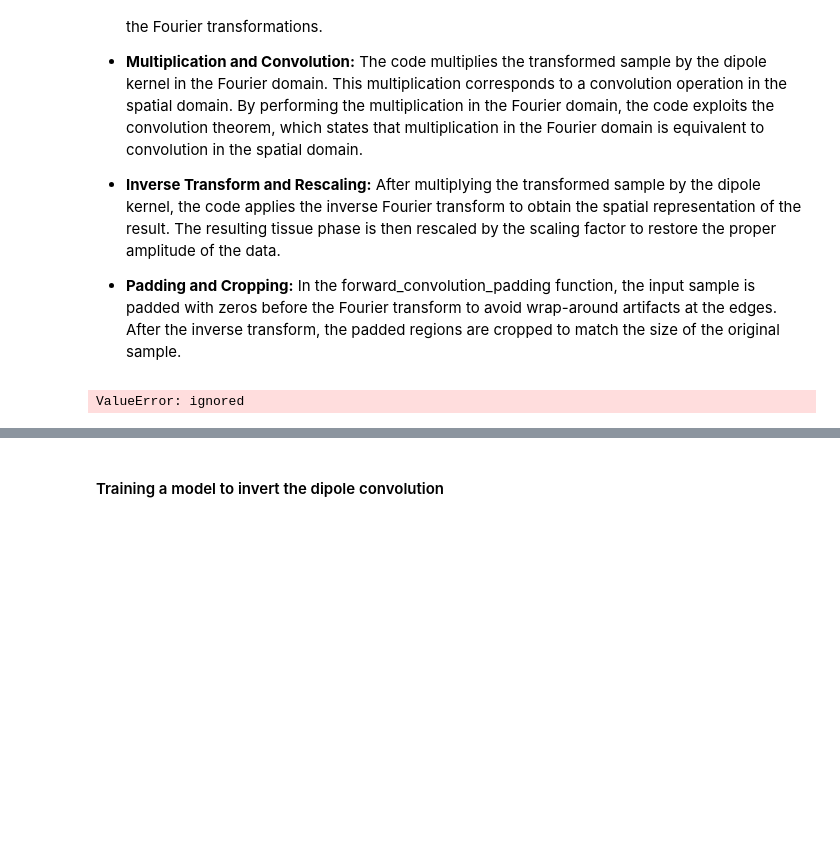
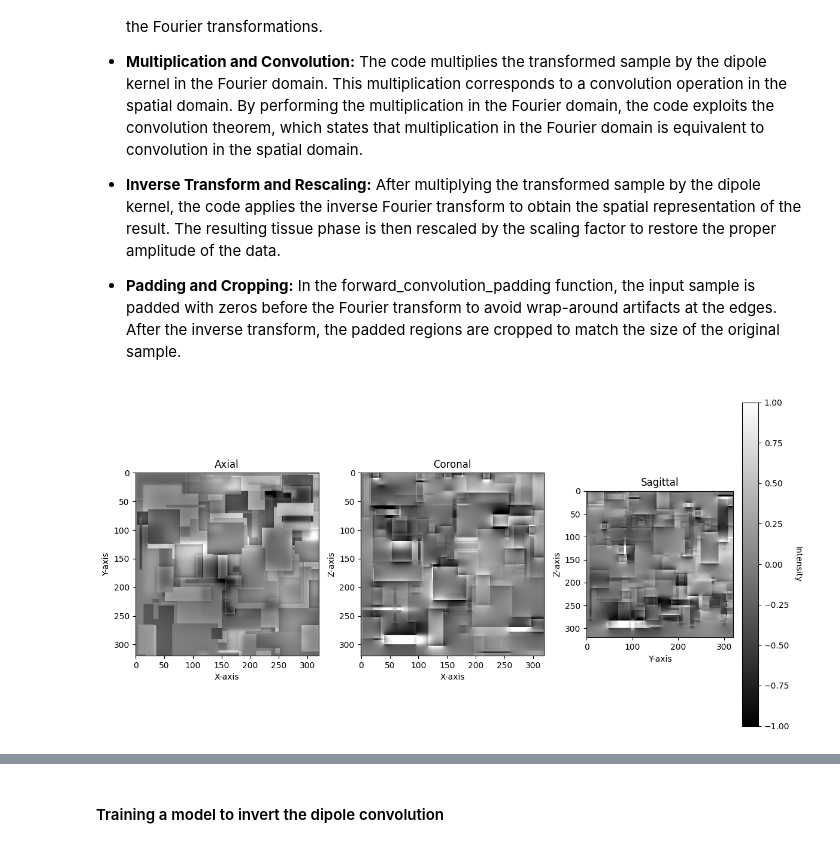
Before and after one commit to EjbejaranosAI/AI_trends_2023, a Jupyter notebook: MBM_AI_for__analysis_of_brain_image_data.ipynb, the cells around one changed output, grey strips where cells are left out. Saved outputs shown, nothing was run; the diff lists cells and outputs as text; code cells hidden in the pictures; blank space fills up the shorter version.

```diff
--- a/MBM_AI_for__analysis_of_brain_image_data.ipynb
+++ b/MBM_AI_for__analysis_of_brain_image_data.ipynb
@@ -167,10 +172,7 @@ def create_dipole_kernel_3D(data_shape, voxel_size, b_vec):
 #--------------------------------------#
 def simulate_mri_tissue_phase(sample, padding=20):
     # Pad the sample to avoid wrap-around at the edges
-    #padded_sample = np.pad(sample, pad_width=padding, mode='constant')
-
-    padded_sample = np.zeros((sample.shape[0]+2*padding, sample.shape[1]+2*padding, sample.shape[2]+2*padding))
-    padded_sample[padding:sample.shape[0]+padding, padding:sample.shape[1]+padding, padding:sample.shape[2]+padding] = sample
+    padded_sample = np.pad(sample, pad_width=padding, mode='constant')
 
     # Scaling factor for Fourier transform normalization
     scaling = np.sqrt(padded_sample.size)
@@ -179,7 +181,7 @@ def simulate_mri_tissue_phase(sample, padding=20):
     sample_fft = np.fft.fftshift(np.fft.fftn(np.fft.fftshift(padded_sample))) / scaling
 
     # Generate a 3D dipole kernel
-    dipole_kernel = create_dipole_kernel_3D(sample.shape, voxel_size=1, b_vec=[0, 0, 1])
+    dipole_kernel = create_dipole_kernel_3D(padded_sample.shape, voxel_size=1, b_vec=[0, 0, 1])
 
     # Multiply the Fourier transform of the sample by the dipole kernel
     sample_fft_conv = sample_fft * dipole_kernel
@@ -192,6 +194,7 @@ def simulate_mri_tissue_phase(sample, padding=20):
     tissue_phase_cropped = tissue_phase[padding:-padding, padding:-padding, padding:-padding]
 
     return tissue_phase_cropped
+
 
 #--------------------------------------#
 #     Forward convolution no padding
@@ -285,8 +306,9 @@ Scaling: To ensure proper normalization, the code divides the transformed sample
 # %%
 # Simulate tissue phase with padding
 simulated_tissue_phase_full = simulate_mri_tissue_phase(sim_gt_full)
+view_slices_3d(simulated_tissue_phase_full, slice_nbr=100, vmin=-1, vmax=1)
 # %% [output]
-ValueError: ignored
+[figure, added]
 # %%
 # Simulate tissue phase without padding
 simulated_tissue_phase = simulate_mri_tissue_phase_no_padding(sim_gt_full)
```
Also changed, not shown: parts of 16 cells of this notebook.
